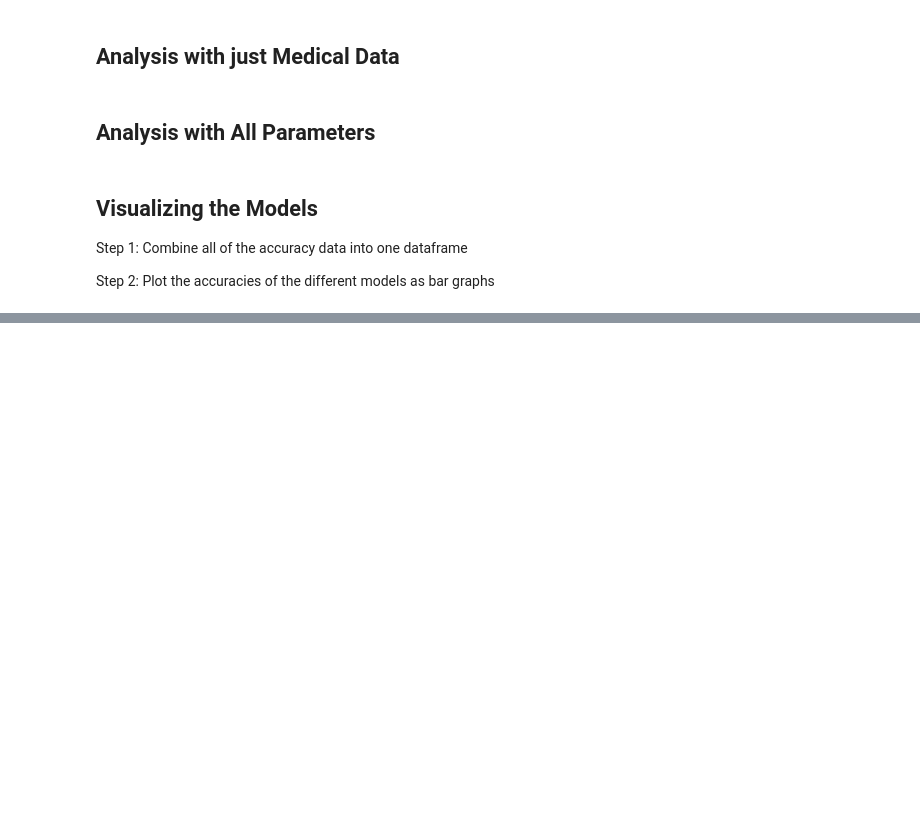
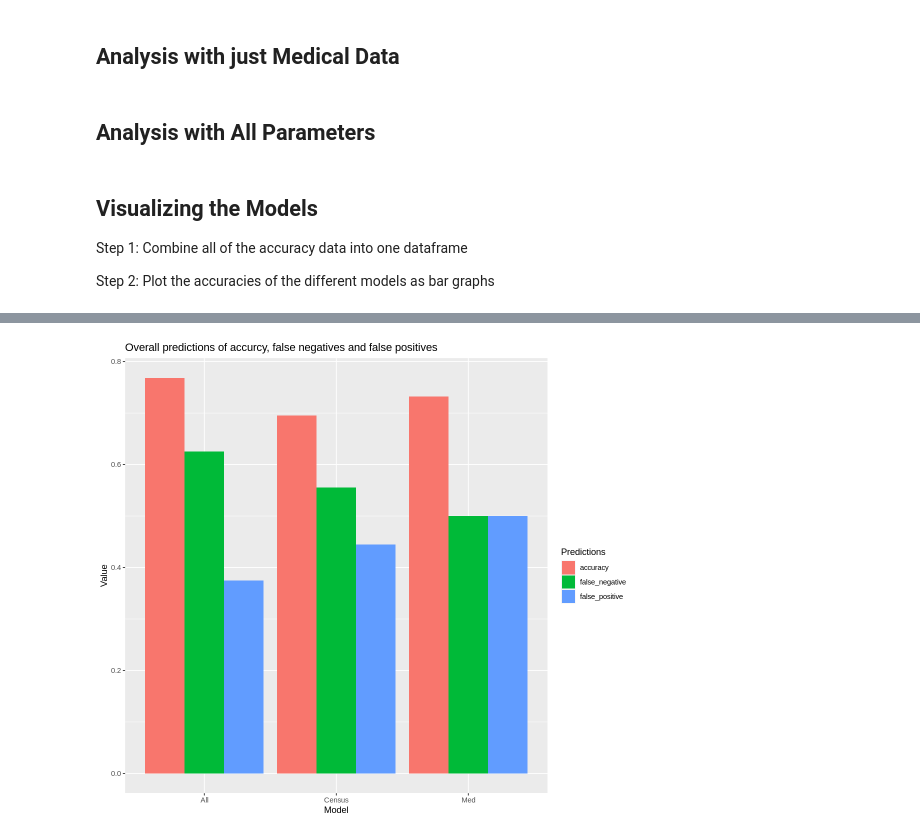
Before and after one commit to Phoebeml/Group20_DSCI100, a Jupyter notebook: Group20Project.ipynb, the cells around one changed output, grey strips where cells are left out. Drawn from its saved outputs; the diff is of its cells as text; code cells hidden in the pictures; blank space fills up the shorter version.

Commit message:
Accuracy, false positive, false negative graph

```diff
--- a/Group20Project.ipynb
+++ b/Group20Project.ipynb
@@ -470,0 +457,16 @@ Accuracy_plot
+# %%
+error_df <- data.frame(
+  model = c("All", "Census", "Med"),
+  accuracy = c(acc_all,acc_census, acc_med),
+  false_positive = c(false_positive_all, false_positive_census, false_positive_med),
+  false_negative = c(false_negative_all, false_negative_census, false_negative_med))
+
+error_long <- tidyr::gather(df, key = "metric", value = "value", -model)
+
+# Create the grouped bar chart
+ggplot(error_long, aes(x = model, y = value, fill = metric)) +
+  geom_bar(stat = "identity", position = "dodge") +
+  labs(x = "Model", y = "Value", fill = "Predictions")+
+  ggtitle("Overall predictions of accurcy, false negatives and false positives")
+# %% [output]
+[figure, added]
```
Also changed, not shown: parts of 5 cells of this notebook.
